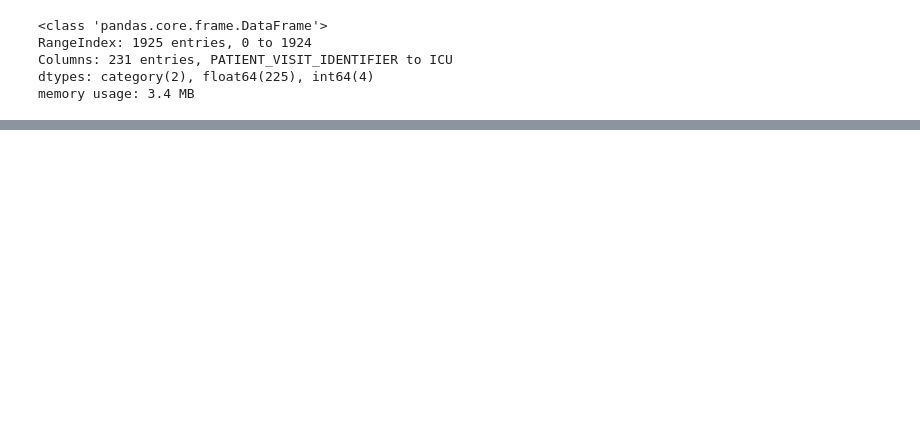
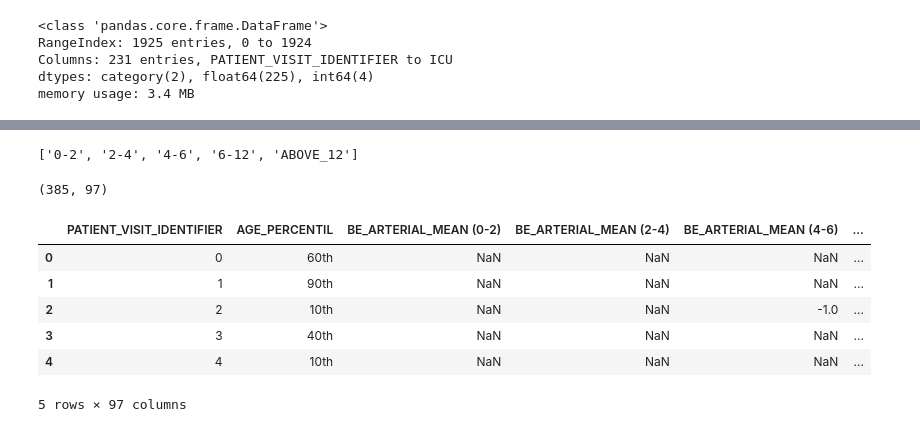
Before and after one commit to BrunoASNascimento/bootcamp-datascience-alura, a Jupyter notebook: projeto_final.ipynb, the cells around one changed output, grey strips where cells are left out. Cells and saved outputs as stored; diff of their text form; code cells hidden in the pictures; blank space fills up the shorter version.

```diff
--- a/projeto_final.ipynb
+++ b/projeto_final.ipynb
@@ -74,0 +80,5 @@ Name: ICU, dtype: float64
+# %%
+window_list= df_sirio_libanes_editado['WINDOW'].drop_duplicates().to_list()
+window_list
+# %% [output]
+['0-2', '2-4', '4-6', '6-12', 'ABOVE_12']
@@ -74,0 +94,14 @@ Name: ICU, dtype: float64
+# %%
+df_evolucao_paciente.shape
+# %% [output]
+(385, 97)
+# %%
+df_evolucao_paciente.head()
+# %% [output]
+|  | PATIENT_VISIT_IDENTIFIER | AGE_PERCENTIL | BE_ARTERIAL_MEAN (0-2) | BE_ARTERIAL_MEAN (2-4) | BE_ARTERIAL_MEAN (4-6) | ... |
+| 0 | 0 | 60th | NaN | NaN | NaN | ... |
+| 1 | 1 | 90th | NaN | NaN | NaN | ... |
+| 2 | 2 | 10th | NaN | NaN | -1.0 | ... |
+| 3 | 3 | 40th | NaN | NaN | NaN | ... |
+| 4 | 4 | 10th | NaN | NaN | NaN | ... |
+5 rows × 97 columns
```
Also changed, not shown: parts of 13 cells of this notebook, 1 other file.
